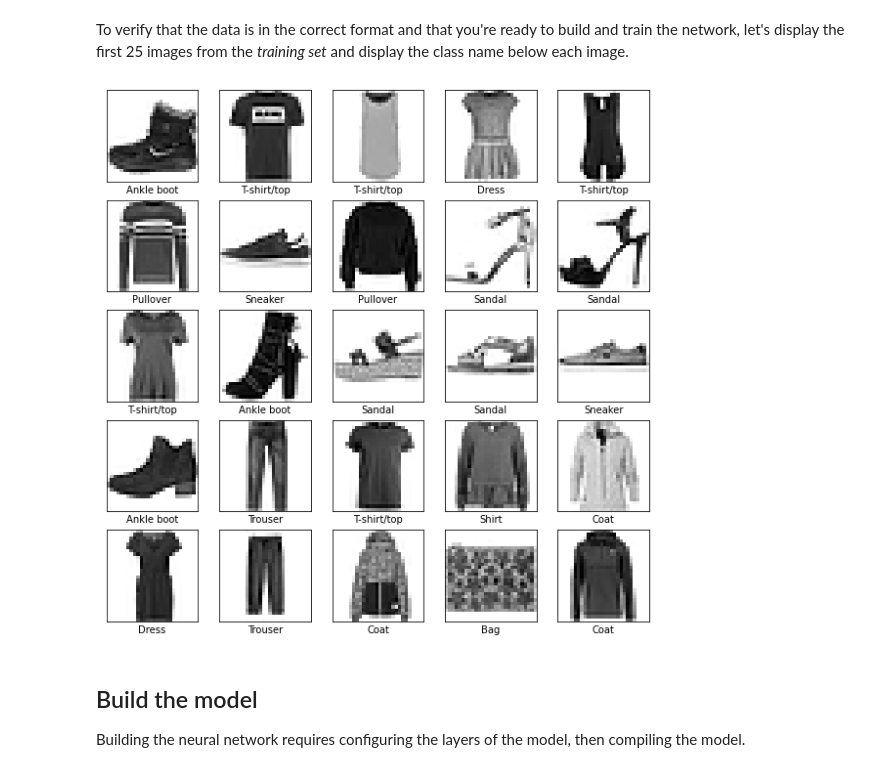
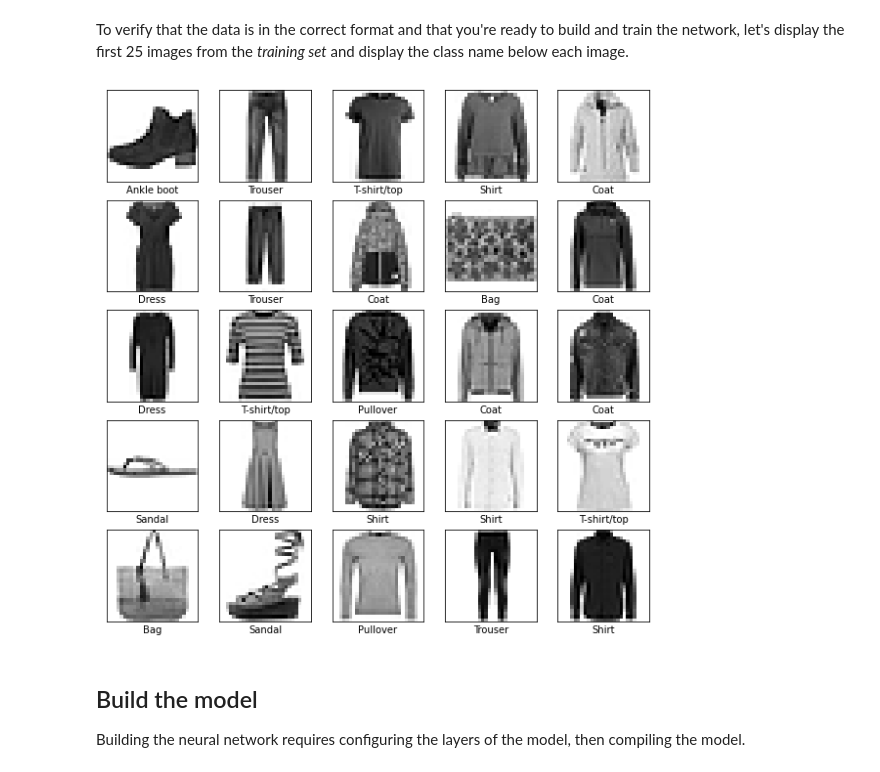
Before and after one commit to vertizon/machine-learning, a Jupyter notebook: classification.ipynb, the cells around one changed output. Saved outputs shown, nothing was run; the diff lists cells and outputs as text; code cells hidden in the pictures.

```diff
--- a/classification.ipynb
+++ b/classification.ipynb
@@ -205,15 +211,15 @@ To verify that the data is in the correct format and that you're ready to build
 # %%
 plt.figure(figsize=(10,10))
 for i in range(25):
     plt.subplot(5,5,i+1)
     plt.xticks([])
     plt.yticks([])
     plt.grid(False)
-    plt.imshow(train_images[i], cmap=plt.cm.binary)
-    plt.xlabel(class_names[train_labels[i]])
+    plt.imshow(train_images[i+15], cmap=plt.cm.binary)
+    plt.xlabel(class_names[train_labels[i+15]])
 plt.show()
 # %% [output]
-[figure, old version]
+[figure, new version]
 # %% [markdown]
 ## Build the model
 
```
Also changed, not shown: parts of 6 cells of this notebook, 22 other files.
